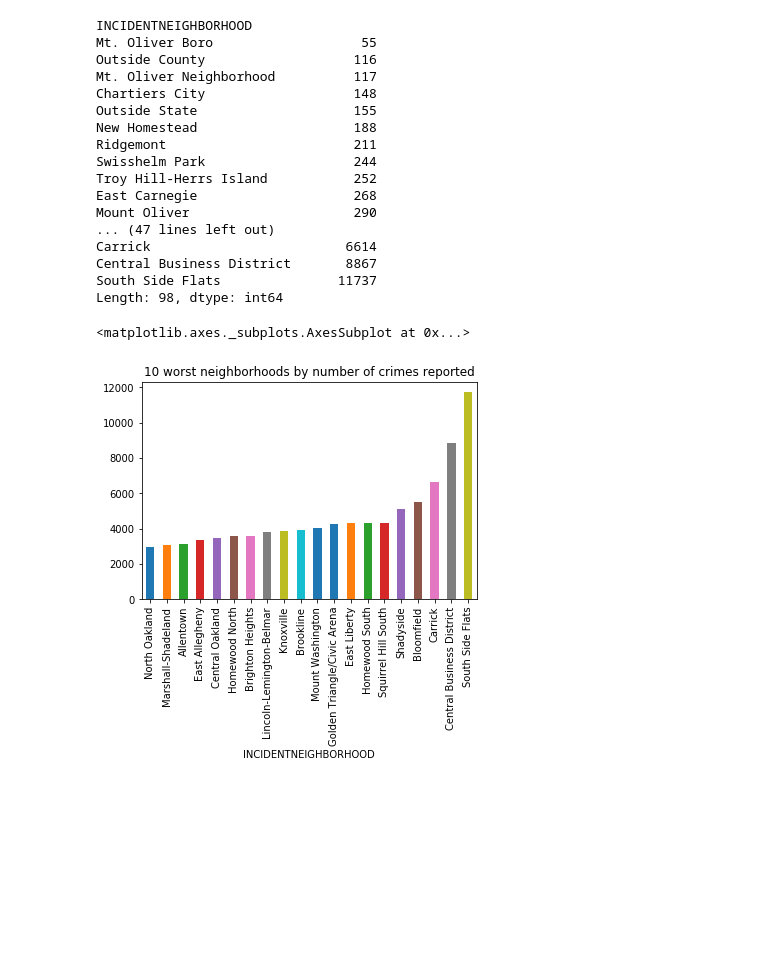
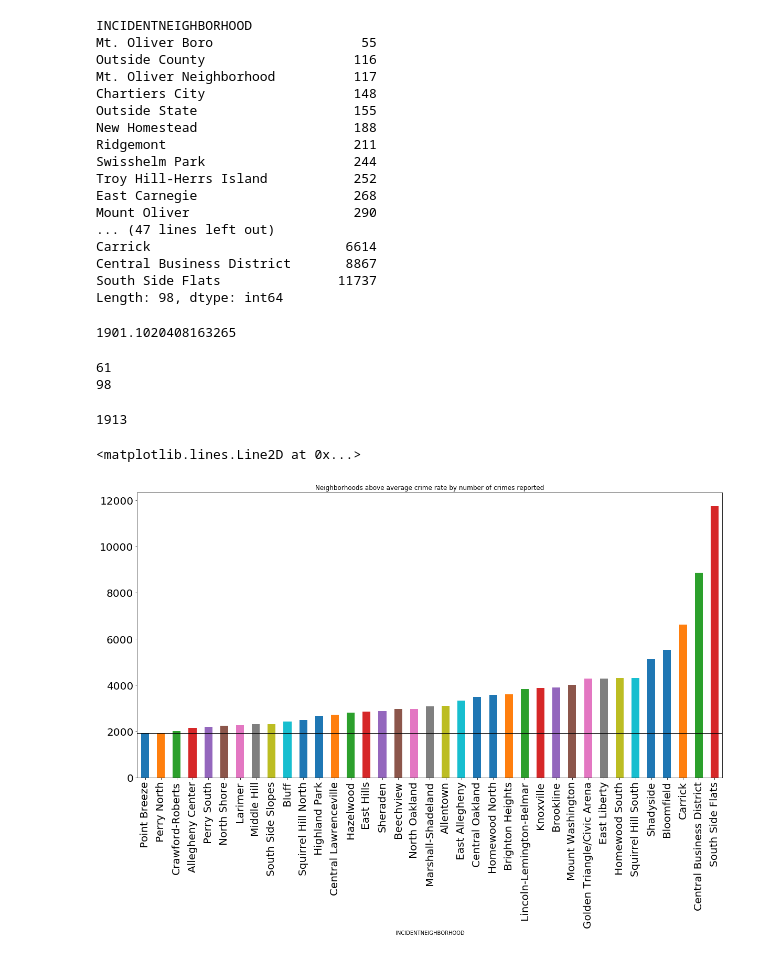
Before and after one commit to chris-hinson/big-ideas-final-project, a Jupyter notebook: PoliceIncidents.ipynb, the cells around one changed output. Drawn from its saved outputs; the diff is of its cells as text; code cells hidden in the pictures; blank space fills up the shorter version.

```diff
--- a/PoliceIncidents.ipynb
+++ b/PoliceIncidents.ipynb
@@ -25,13 +25,35 @@ Carrick                         6614
 Central Business District       8867
 South Side Flats               11737
 Length: 98, dtype: int64
+# %%
+meancrime = crimesorted.mean()
+print(meancrime)
+# %% [output]
+1901.1020408163265
+# %%
+threshold = 0
+neighborhoods = 0
+for i in crimesorted:
+    if i<meancrime:
+        threshold = threshold+1
+    neighborhoods = neighborhoods+1
+
+print(threshold)
+print(neighborhoods)
+# %% [output]
+61
+98
+# %%
+crimesorted[61]
+# %% [output]
+1913
+# %%
+tailnumber = neighborhoods - threshold
 # %%
-worst = crimesorted.tail(20)
+worst = crimesorted.tail(tailnumber)
-# %%
-worst.plot.bar(title = "10 worst neighborhoods by number of crimes reported")
-#worst.set_xlabel("Neighborhood")
-#worst.set_ylabel("Crime incidents reported")
-#crimesorted.plot.bar()
-# %% [output]
-<matplotlib.axes._subplots.AxesSubplot at 0x...>
-[figure, removed]
+# %%
+worst.plot.bar(fontsize = 20, title = "Neighborhoods above average crime rate by number of crimes reported",figsize=(20,10))
+plt.axhline(meancrime,color='k')
+# %% [output]
+<matplotlib.lines.Line2D at 0x...>
+[figure, added]
```
